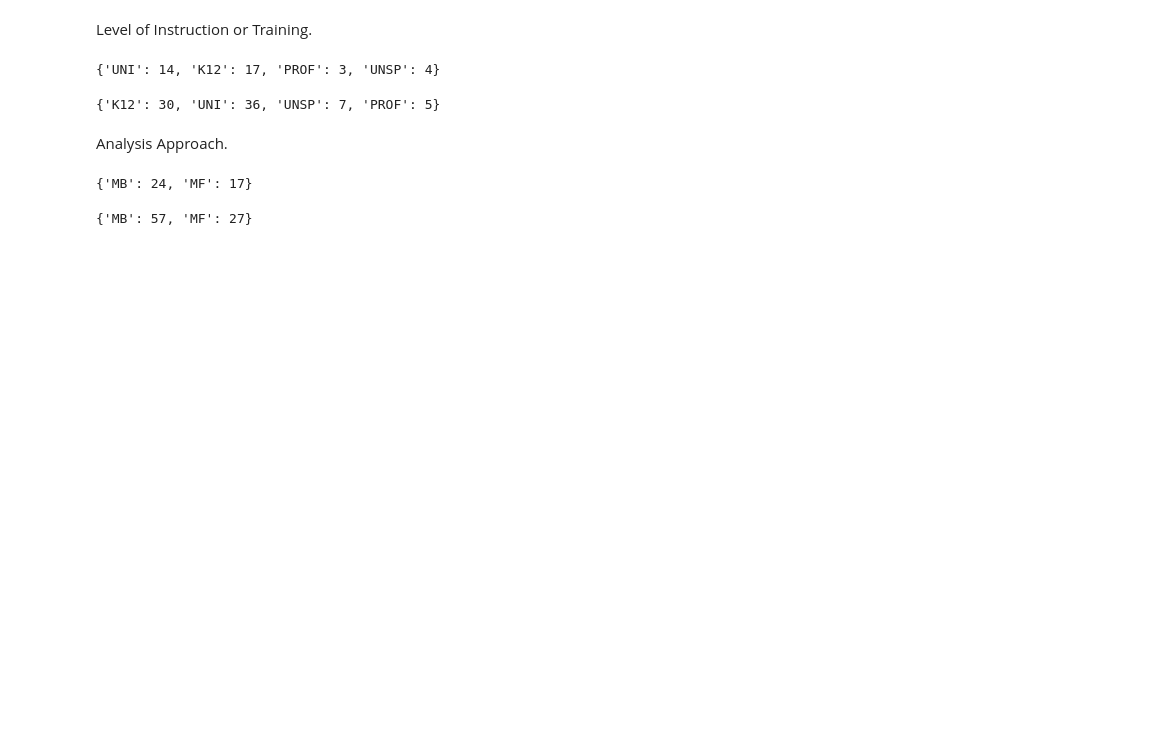
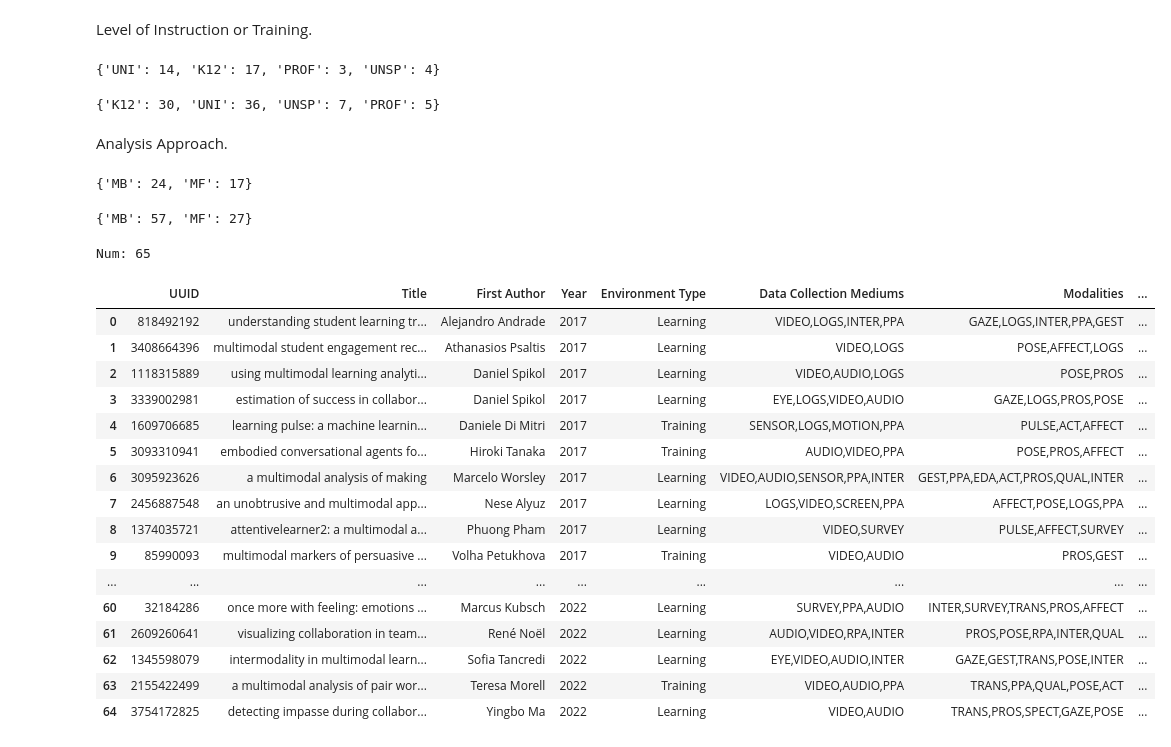
Before and after one commit to claytoncohn/MMLTE, a Jupyter notebook: NLP_Subdomain_Analysis.ipynb, the cells around one changed output. Drawn from its saved outputs; the diff is of its cells as text; code cells hidden in the pictures; blank space fills up the shorter version.

```diff
--- a/NLP_Subdomain_Analysis.ipynb
+++ b/NLP_Subdomain_Analysis.ipynb
@@ -354,3 +354,33 @@ for _,row in df_all.iterrows():
 anals_app_all
 # %% [output]
 {'MB': 57, 'MF': 27}
+# %%
+# Common modalities:
+
+df_no_common_mods = df_all[df_all["Modalities"].str.contains("PROS") | \
+                      df_all["Modalities"].str.contains("LOGS") | \
+                      df_all["Modalities"].str.contains("AFFECT") | \
+                      df_all["Modalities"].str.contains("GAZE") | \
+                      df_all["Modalities"].str.contains("POSE")]
+df_no_common_mods.reset_index(drop=True, inplace=True)
+print("Num:",len(df_no_common_mods))
+df_no_common_mods
+# %% [output]
+Num: 65
+|  | UUID | Title | First Author | Year | Environment Type | Data Collection Mediums | Modalities | ... |
+| 0 | 818492192 | understanding student learning tr... | Alejandro Andrade | 2017 | Learning | VIDEO,LOGS,INTER,PPA | GAZE,LOGS,INTER,PPA,GEST | ... |
+| 1 | 3408664396 | multimodal student engagement rec... | Athanasios Psaltis | 2017 | Learning | VIDEO,LOGS | POSE,AFFECT,LOGS | ... |
+| 2 | 1118315889 | using multimodal learning analyti... | Daniel Spikol | 2017 | Learning | VIDEO,AUDIO,LOGS | POSE,PROS | ... |
+| 3 | 3339002981 | estimation of success in collabor... | Daniel Spikol | 2017 | Learning | EYE,LOGS,VIDEO,AUDIO | GAZE,LOGS,PROS,POSE | ... |
+| 4 | 1609706685 | learning pulse: a machine learnin... | Daniele Di Mitri | 2017 | Training | SENSOR,LOGS,MOTION,PPA | PULSE,ACT,AFFECT | ... |
+| 5 | 3093310941 | embodied conversational agents fo... | Hiroki Tanaka | 2017 | Training | AUDIO,VIDEO,PPA | POSE,PROS,AFFECT | ... |
+| 6 | 3095923626 | a multimodal analysis of making | Marcelo Worsley | 2017 | Learning | VIDEO,AUDIO,SENSOR,PPA,INTER | GEST,PPA,EDA,ACT,PROS,QUAL,INTER | ... |
+| 7 | 2456887548 | an unobtrusive and multimodal app... | Nese Alyuz | 2017 | Learning | LOGS,VIDEO,SCREEN,PPA | AFFECT,POSE,LOGS,PPA | ... |
+| 8 | 1374035721 | attentivelearner2: a multimodal a... | Phuong Pham | 2017 | Learning | VIDEO,SURVEY | PULSE,AFFECT,SURVEY | ... |
+| 9 | 85990093 | multimodal markers of persuasive ... | Volha Petukhova | 2017 | Training | VIDEO,AUDIO | PROS,GEST | ... |
+| ... | ... | ... | ... | ... | ... | ... | ... | ... |
+| 60 | 32184286 | once more with feeling: emotions ... | Marcus Kubsch | 2022 | Learning | SURVEY,PPA,AUDIO | INTER,SURVEY,TRANS,PROS,AFFECT | ... |
+| 61 | 2609260641 | visualizing collaboration in team... | René Noël | 2022 | Learning | AUDIO,VIDEO,RPA,INTER | PROS,POSE,RPA,INTER,QUAL | ... |
+| 62 | 1345598079 | intermodality in multimodal learn... | Sofia Tancredi | 2022 | Learning | EYE,VIDEO,AUDIO,INTER | GAZE,GEST,TRANS,POSE,INTER | ... |
+| 63 | 2155422499 | a multimodal analysis of pair wor... | Teresa Morell | 2022 | Training | VIDEO,AUDIO,PPA | TRANS,PPA,QUAL,POSE,ACT | ... |
+| 64 | 3754172825 | detecting impasse during collabor... | Yingbo Ma | 2022 | Learning | VIDEO,AUDIO | TRANS,PROS,SPECT,GAZE,POSE | ... |
```
Also changed, not shown: parts of 1 cell of this notebook, 3 other files.
